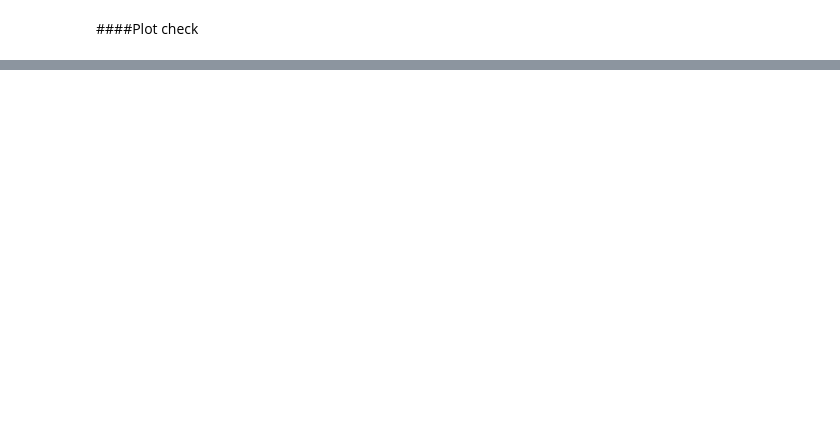
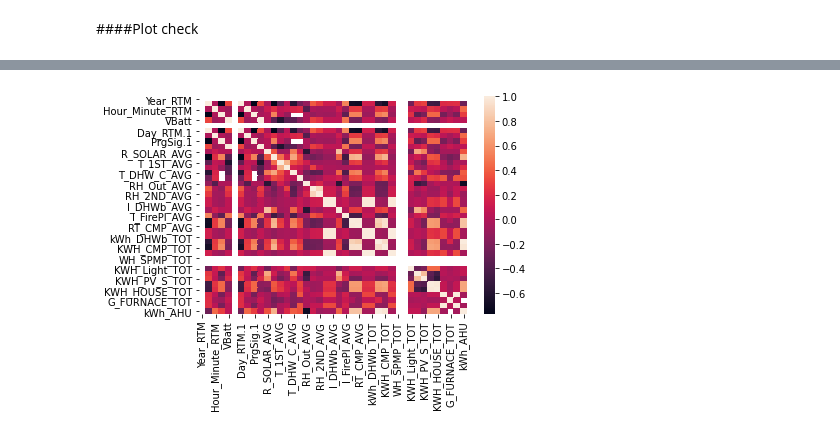
Before and after one commit to milanzongor/fault_detection_project, a Jupyter notebook: fault_detection_project.ipynb, the cells around one changed output, grey strips where cells are left out. Saved outputs shown, nothing was run; the diff lists cells and outputs as text; code cells hidden in the pictures; blank space fills up the shorter version.

```diff
--- a/fault_detection_project.ipynb
+++ b/fault_detection_project.ipynb
@@ -362,0 +305,6 @@ for feature in df.columns:
+# %%
+corrMatrix = df_raw.corr()
+sn.heatmap(corrMatrix, annot=False)
+plt.show()
+# %% [output]
+[figure, added]
```
Also changed, not shown: parts of 42 cells of this notebook.
